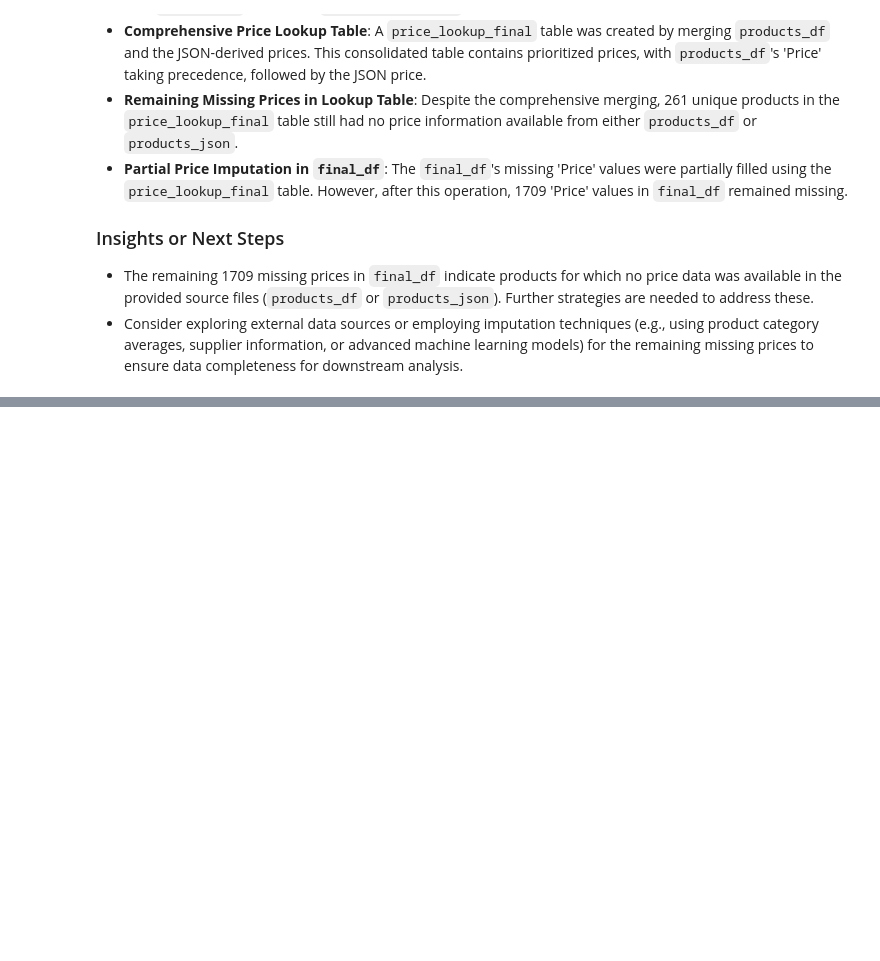
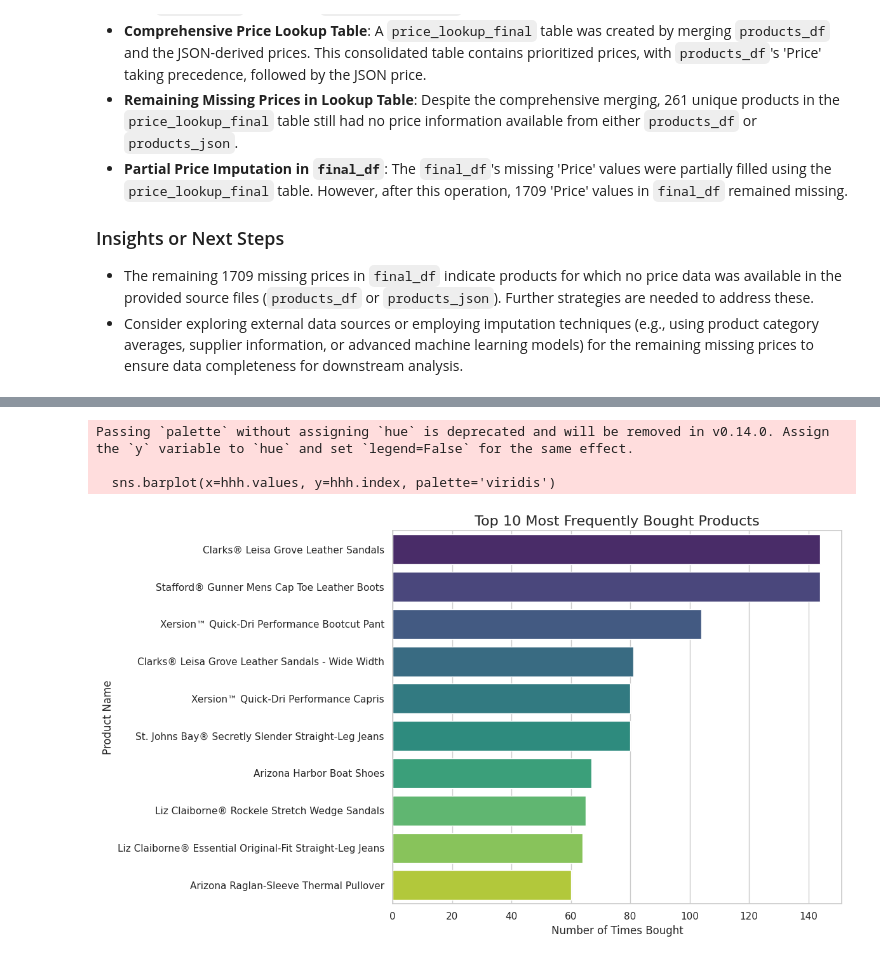
Before and after one commit to Minerva-W/3511419_BD2_Assignment, a Jupyter notebook: BD2_assignment_help.ipynb, the cells around one changed output, grey strips where cells are left out. Cells and saved outputs as stored; diff of their text form; code cells hidden in the pictures; blank space fills up the shorter version.

Commit message:
tried to see what graphs and information I can get from counting by item or by rating etc

```diff
--- a/BD2_assignment_help.ipynb
+++ b/BD2_assignment_help.ipynb
@@ -398,3 +397,8 @@ After attempting to price match, check if any 'Price' values are still missing i
 
 *   The remaining 1709 missing prices in `final_df` indicate products for which no price data was available in the provided source files (`products_df` or `products_json`). Further strategies are needed to address these.
 *   Consider exploring external data sources or employing imputation techniques (e.g., using product category averages, supplier information, or advanced machine learning models) for the remaining missing prices to ensure data completeness for downstream analysis.
+# %%
+product_buy_counts = final_df['Name'].value_counts()
+
+print("Number of times each product was bought (top 10):")
+print(product_buy_counts.head(10))
@@ -400,0 +419,21 @@ After attempting to price match, check if any 'Price' values are still missing i
+# %%
+import matplotlib.pyplot as plt
+import seaborn as sns
+
+sns.set(style="whitegrid")
+
+# Get the top 10 products by buy count
+top_10_products = product_buy_counts.head(10)
+
+plt.figure(figsize=(12, 7))
+sns.barplot(x=top_10_products.values, y=top_10_products.index, palette='viridis')
+plt.title('Top 10 Most Frequently Bought Products', fontsize=16)
+plt.xlabel('Number of Times Bought', fontsize=12)
+plt.ylabel('Product Name', fontsize=12)
+plt.tight_layout()
+plt.show()
+# %% [output]
+Passing `palette` without assigning `hue` is deprecated and will be removed in v0.14.0. Assign the `y` variable to `hue` and set `legend=False` for the same effect.
+
+  sns.barplot(x=hhh.values, y=hhh.index, palette='viridis')
+[figure, added]
```
Also changed, not shown: parts of 10 cells of this notebook.
